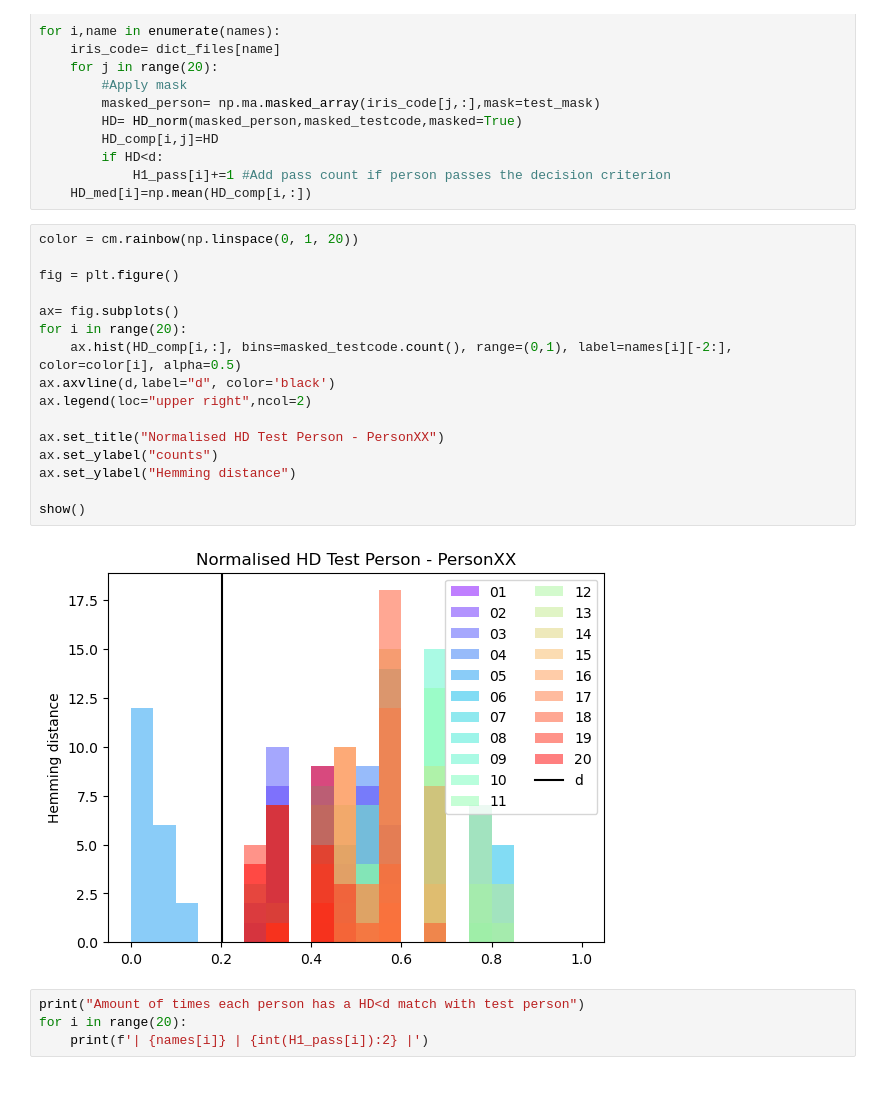
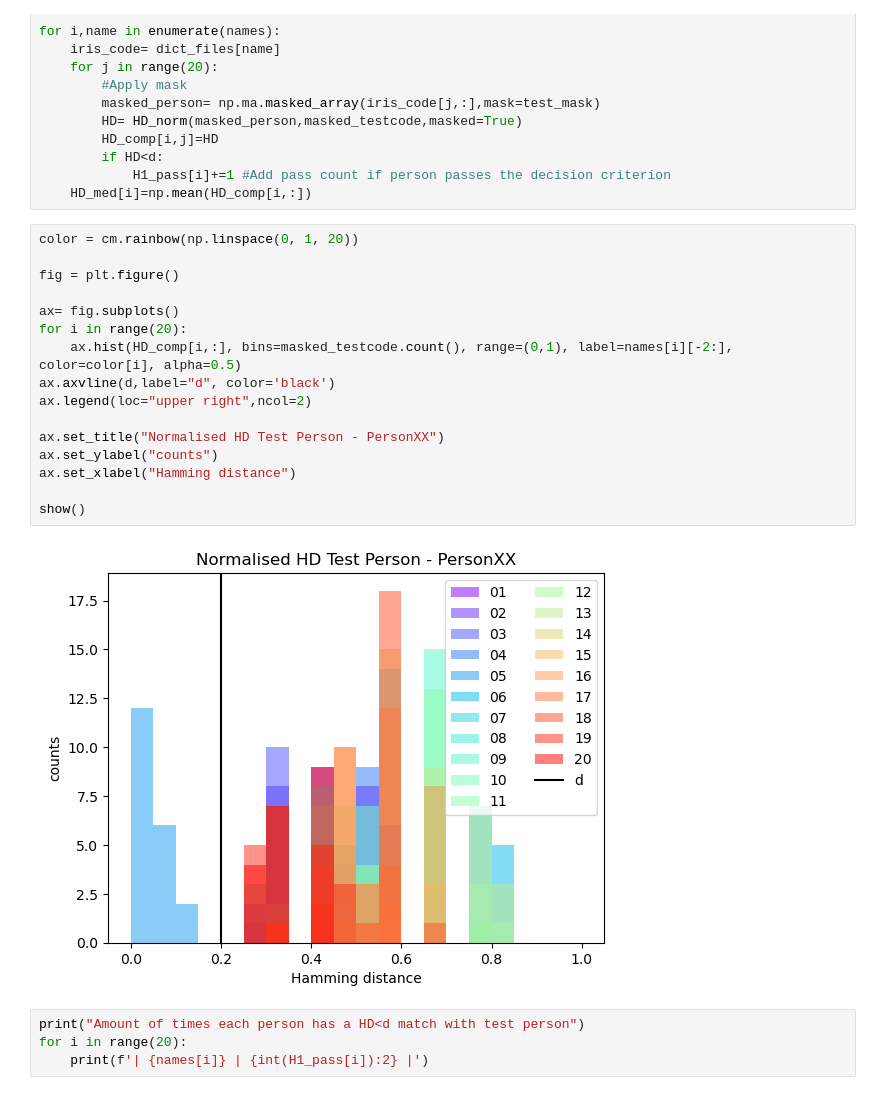
Before and after one commit to mvasselt2006/PR, a Jupyter notebook: Lab1/Elsjan_Asselt_6.ipynb, the cells around one changed output. Drawn from its saved outputs; the diff is of its cells as text.

```diff
--- a/Lab1/Elsjan_Asselt_6.ipynb
+++ b/Lab1/Elsjan_Asselt_6.ipynb
@@ -279,21 +279,21 @@ for i,name in enumerate(names):
 # %%
 color = cm.rainbow(np.linspace(0, 1, 20))
 
 fig = plt.figure()
 
 ax= fig.subplots()
 for i in range(20):
     ax.hist(HD_comp[i,:], bins=masked_testcode.count(), range=(0,1), label=names[i][-2:], color=color[i], alpha=0.5)
 ax.axvline(d,label="d", color='black')
 ax.legend(loc="upper right",ncol=2)
 
 ax.set_title("Normalised HD Test Person - PersonXX")
 ax.set_ylabel("counts")
-ax.set_ylabel("Hemming distance")
+ax.set_xlabel("Hamming distance")
 
 show()
 # %% [output]
-[figure, old version]
+[figure, new version]
 # %%
 print("Amount of times each person has a HD<d match with test person")
 for i in range(20):
```
Also changed, not shown: parts of 8 cells of this notebook.
